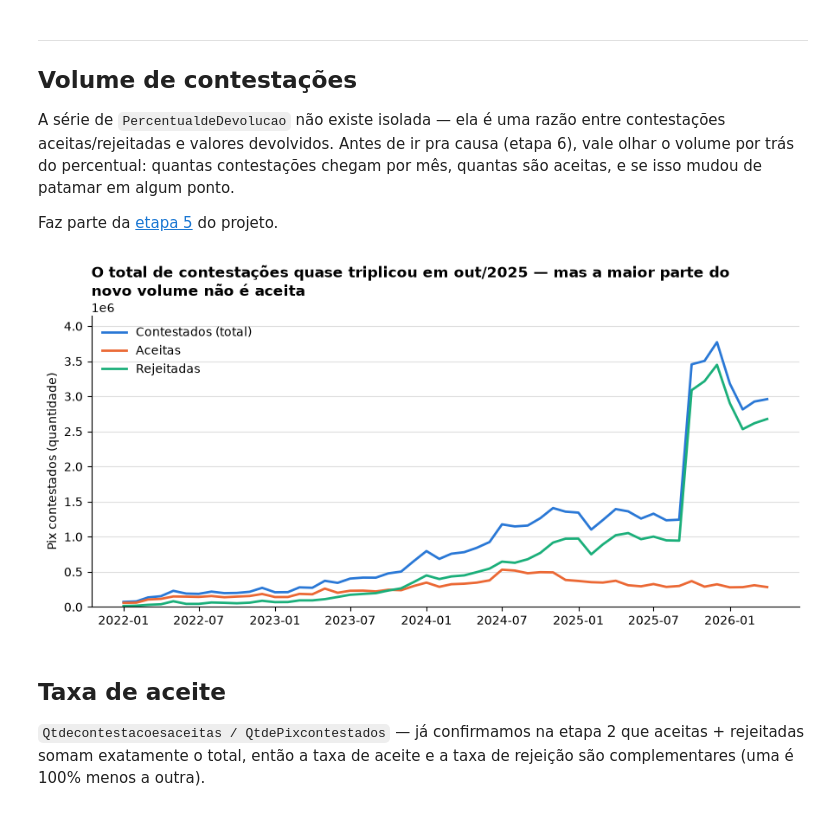
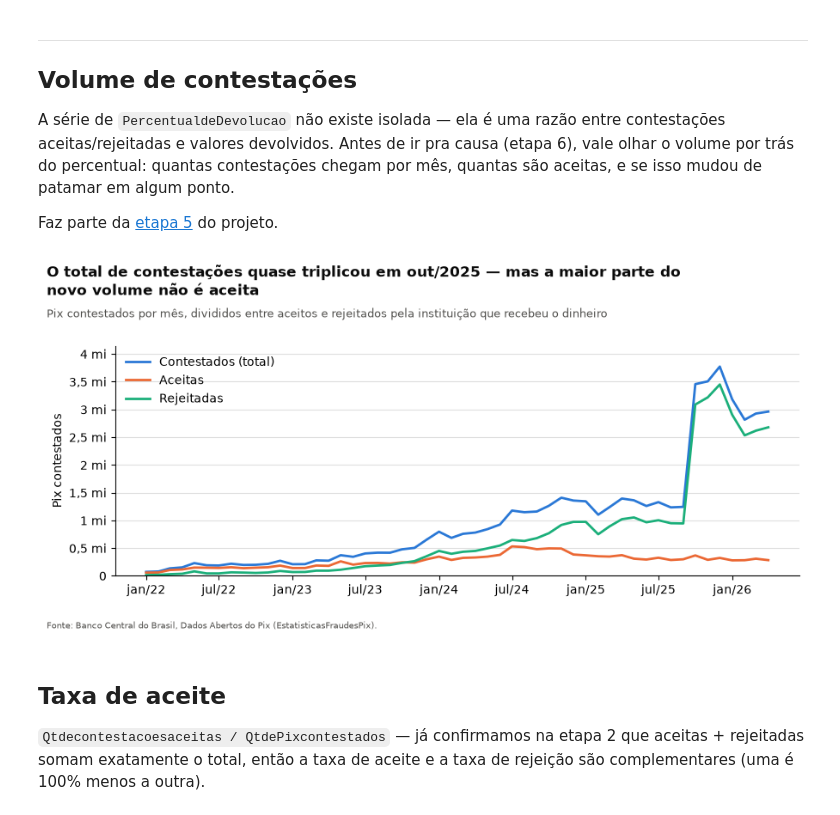
Before and after one commit to ivadivad/med-em-numeros, a Jupyter notebook: notebooks/03-primeiro-grafico.ipynb, the cells around one changed output. Saved outputs shown, nothing was run; the diff lists cells and outputs as text; code cells hidden in the pictures.

```diff
--- a/notebooks/03-primeiro-grafico.ipynb
+++ b/notebooks/03-primeiro-grafico.ipynb
@@ -96,30 +95,22 @@ ponto.
 
 Faz parte da [etapa 5](../README.md#progresso) do projeto.
 # %%
-fig, ax = plt.subplots(figsize=(9, 4.5))
-
-ax.plot(df["Data"], df["QtdePixcontestados"], color="#2a78d6", linewidth=2, label="Contestados (total)")
-ax.plot(df["Data"], df["Qtdecontestacoesaceitas"], color="#eb6834", linewidth=2, label="Aceitas")
-ax.plot(df["Data"], df["Qtdecontestacoesrejeitadas"], color="#1baf7a", linewidth=2, label="Rejeitadas")
-
+fig, ax = grafico(
+    "O total de contestações quase triplicou em out/2025 — mas a maior parte do\nnovo volume não é aceita",
+    subtitulo="Pix contestados por mês, divididos entre aceitos e rejeitados pela instituição que recebeu o dinheiro",
+)
+ax.plot(df["Data"], df["QtdePixcontestados"], color=AZUL, linewidth=2, label="Contestados (total)")
+ax.plot(df["Data"], df["Qtdecontestacoesaceitas"], color=LARANJA, linewidth=2, label="Aceitas")
+ax.plot(df["Data"], df["Qtdecontestacoesrejeitadas"], color=VERDE, linewidth=2, label="Rejeitadas")
 ax.set_ylim(0, df["QtdePixcontestados"].max() * 1.1)
-ax.spines["top"].set_visible(False)
-ax.spines["right"].set_visible(False)
-ax.grid(axis="y", color="#dddddd", linewidth=0.8, zorder=0)
-ax.set_axisbelow(True)
-
-ax.set_title(
-    "O total de contestações quase triplicou em out/2025 — mas a maior parte do\nnovo volume não é aceita",
-    loc="left", fontsize=12, fontweight="bold"
-)
-ax.set_ylabel("Pix contestados (quantidade)")
+ax.set_ylabel("Pix contestados")
+eixo_milhoes(ax)
 ax.legend(frameon=False, loc="upper left")
 
-plt.tight_layout()
-plt.savefig("../graficos/03-volume-contestacoes.png", dpi=150)
+salvar(fig, "03-volume-contestacoes.png")
 plt.show()
 # %% [output]
-[figure, old version]
+[figure, new version]
 # %% [markdown]
 ## Taxa de aceite
 
```
Also changed, not shown: parts of 3 cells of this notebook, 4 other files.
